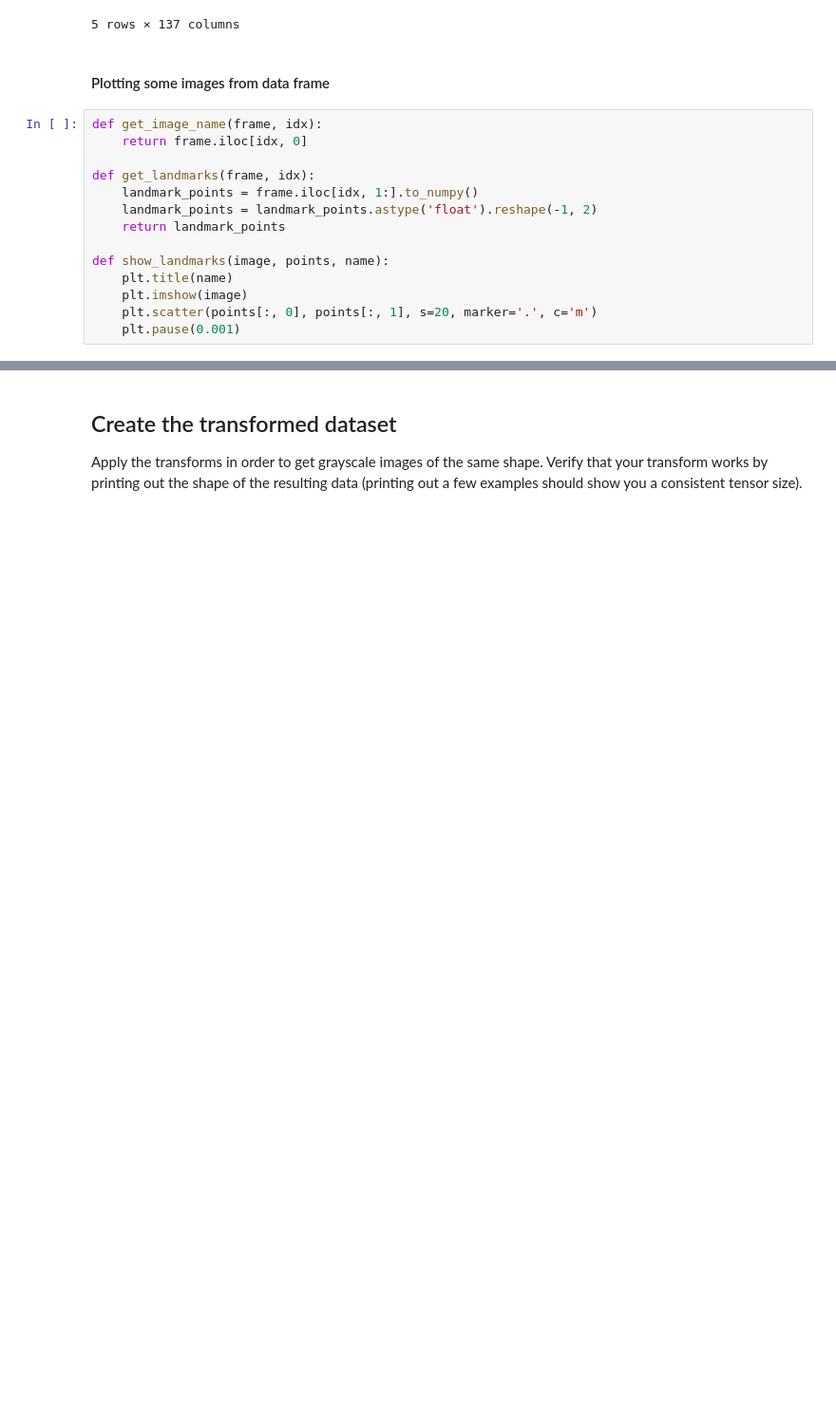
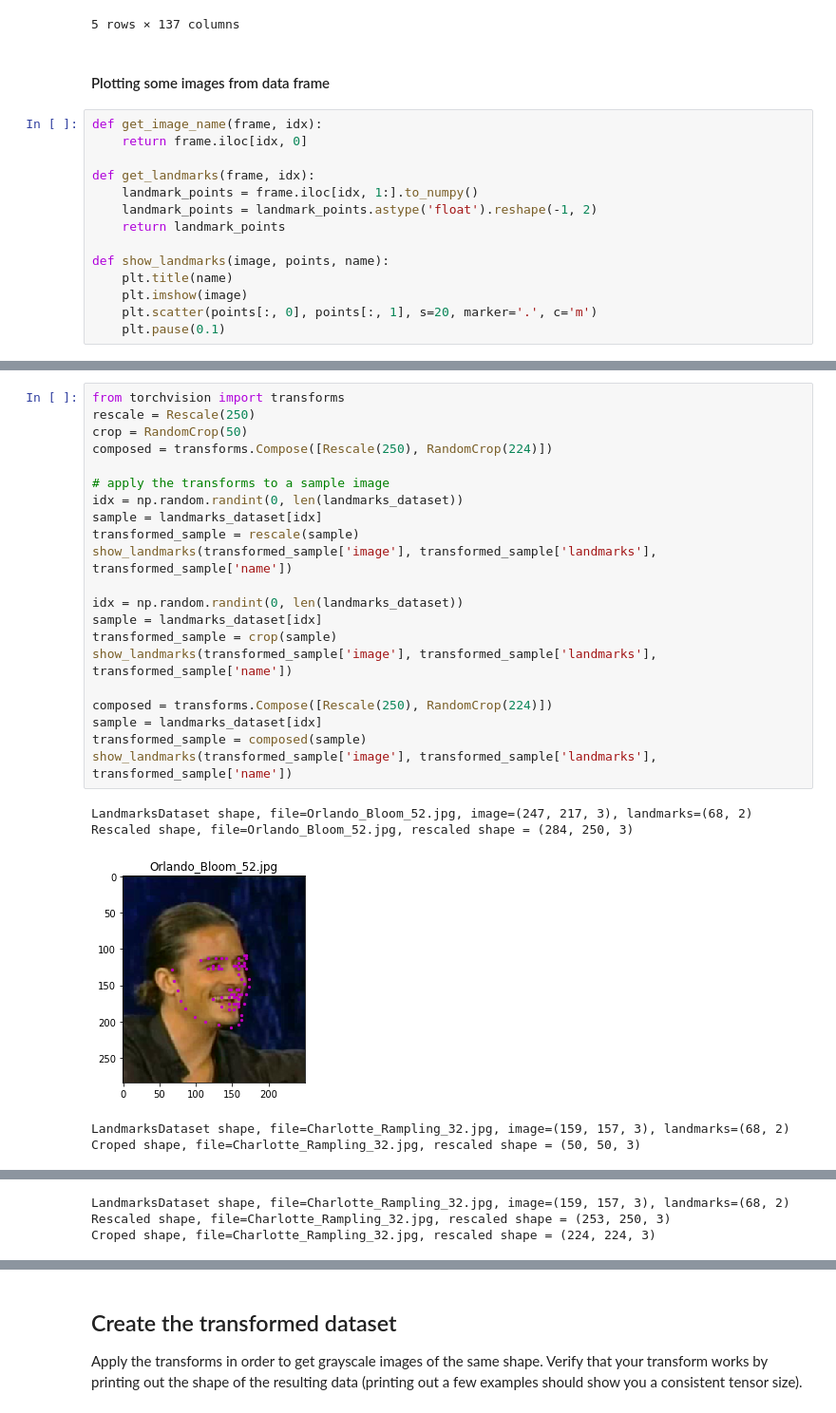
Before and after one commit to bongsang/face-landmark, a Jupyter notebook: Face landmarks detection by CNN.ipynb, the cells around one changed output, grey strips where cells are left out. Shown at 95% size. Cells and saved outputs as stored; diff of their text form; blank space fills up the shorter version.

```diff
--- a/Face landmarks detection by CNN.ipynb
+++ b/Face landmarks detection by CNN.ipynb
@@ -71,7 +71,7 @@ def show_landmarks(image, points, name):
     plt.title(name)
     plt.imshow(image)
     plt.scatter(points[:, 0], points[:, 1], s=20, marker='.', c='m')
-    plt.pause(0.001)
+    plt.pause(0.1)
 # %%
 for _ in range(2):
     idx = np.random.randint(0, len(landmarks_frame))
@@ -335,0 +308,27 @@ plt.show()
+# %%
+from torchvision import transforms
+rescale = Rescale(250)
+crop = RandomCrop(50)
+composed = transforms.Compose([Rescale(250), RandomCrop(224)])
+
+# apply the transforms to a sample image
+idx = np.random.randint(0, len(landmarks_dataset))
+sample = landmarks_dataset[idx]
+transformed_sample = rescale(sample)
+show_landmarks(transformed_sample['image'], transformed_sample['landmarks'], transformed_sample['name'])
+
+idx = np.random.randint(0, len(landmarks_dataset))
+sample = landmarks_dataset[idx]
+transformed_sample = crop(sample)
+show_landmarks(transformed_sample['image'], transformed_sample['landmarks'], transformed_sample['name'])
+
+composed = transforms.Compose([Rescale(250), RandomCrop(224)])
+sample = landmarks_dataset[idx]
+transformed_sample = composed(sample)
+show_landmarks(transformed_sample['image'], transformed_sample['landmarks'], transformed_sample['name'])
+# %% [output]
+LandmarksDataset shape, file=Orlando_Bloom_52.jpg, image=(247, 217, 3), landmarks=(68, 2)
+Rescaled shape, file=Orlando_Bloom_52.jpg, rescaled shape = (284, 250, 3)
+[figure, added]
+LandmarksDataset shape, file=Charlotte_Rampling_32.jpg, image=(159, 157, 3), landmarks=(68, 2)
+Croped shape, file=Charlotte_Rampling_32.jpg, rescaled shape = (50, 50, 3)
@@ -335,0 +336,3 @@ plt.show()
+LandmarksDataset shape, file=Charlotte_Rampling_32.jpg, image=(159, 157, 3), landmarks=(68, 2)
+Rescaled shape, file=Charlotte_Rampling_32.jpg, rescaled shape = (253, 250, 3)
+Croped shape, file=Charlotte_Rampling_32.jpg, rescaled shape = (224, 224, 3)
```
Also changed, not shown: parts of 11 cells of this notebook.
